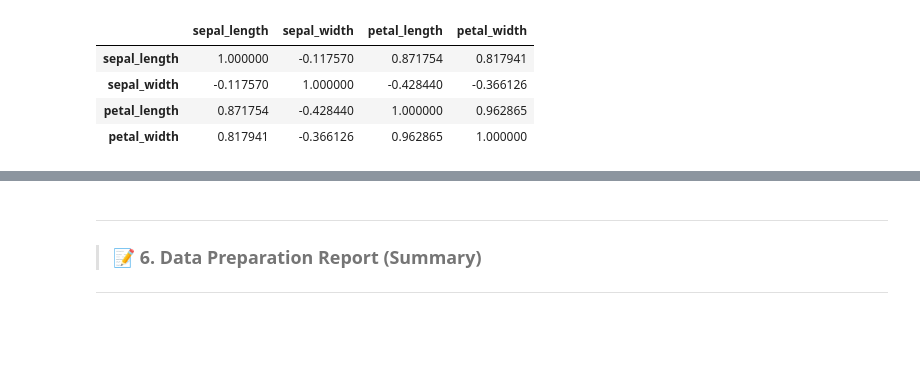
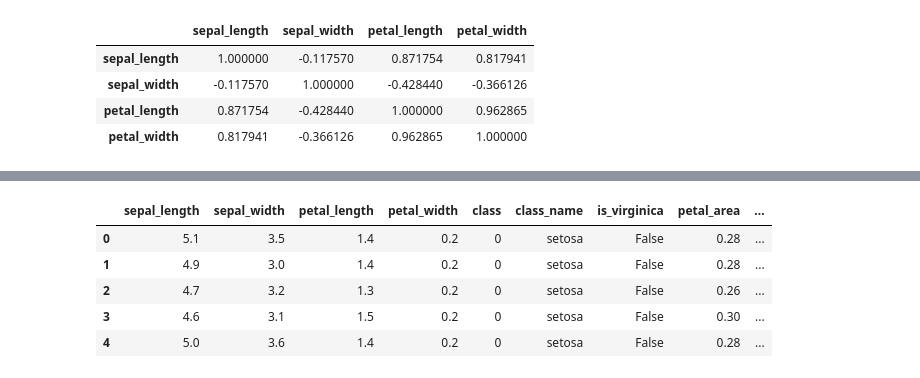
Before and after one commit to ibrahim-kocyigit/kocyigit-dsml, a Jupyter notebook: 03_specializations/02_machine_learning_with_python/02_linear_and_logistic_regression/13_logistic_regression_lab.ipynb, the cells around one changed output, grey strips where cells are left out. Drawn from its saved outputs; the diff is of its cells as text; code cells hidden in the pictures; blank space fills up the shorter version.

```diff
--- a/03_specializations/02_machine_learning_with_python/02_linear_and_logistic_regression/13_logistic_regression_lab.ipynb
+++ b/03_specializations/02_machine_learning_with_python/02_linear_and_logistic_regression/13_logistic_regression_lab.ipynb
@@ -354,8 +364,14 @@ iris_df[numerical_cols].corr()
-# %% [markdown]
-
----
-
-> ### 📝 6. Data Preparation Report (Summary)
-
-
----
+# %%
+# Create new features
+iris_df['petal_area'] = iris_df['petal_length'] * iris_df['petal_width']
+iris_df['sepal_ratio'] = iris_df['sepal_length'] / iris_df['sepal_width']
+
+# Display the DataFrame with the new features to verify
+iris_df.head()
+# %% [output]
+|  | sepal_length | sepal_width | petal_length | petal_width | class | class_name | is_virginica | petal_area | ... |
+| 0 | 5.1 | 3.5 | 1.4 | 0.2 | 0 | setosa | False | 0.28 | ... |
+| 1 | 4.9 | 3.0 | 1.4 | 0.2 | 0 | setosa | False | 0.28 | ... |
+| 2 | 4.7 | 3.2 | 1.3 | 0.2 | 0 | setosa | False | 0.26 | ... |
+| 3 | 4.6 | 3.1 | 1.5 | 0.2 | 0 | setosa | False | 0.30 | ... |
+| 4 | 5.0 | 3.6 | 1.4 | 0.2 | 0 | setosa | False | 0.28 | ... |
```
Also changed, not shown: parts of 11 cells of this notebook.
